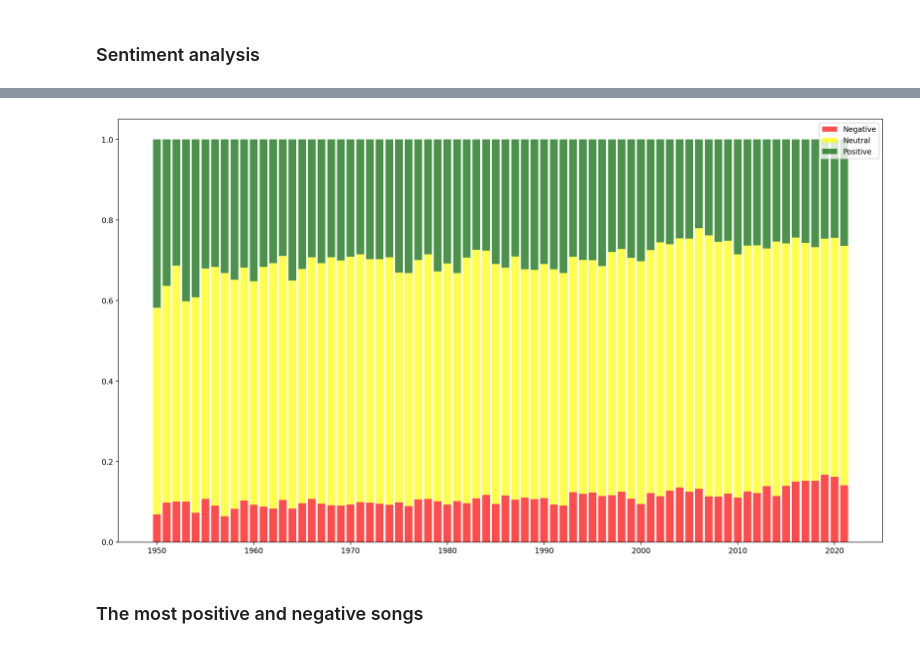
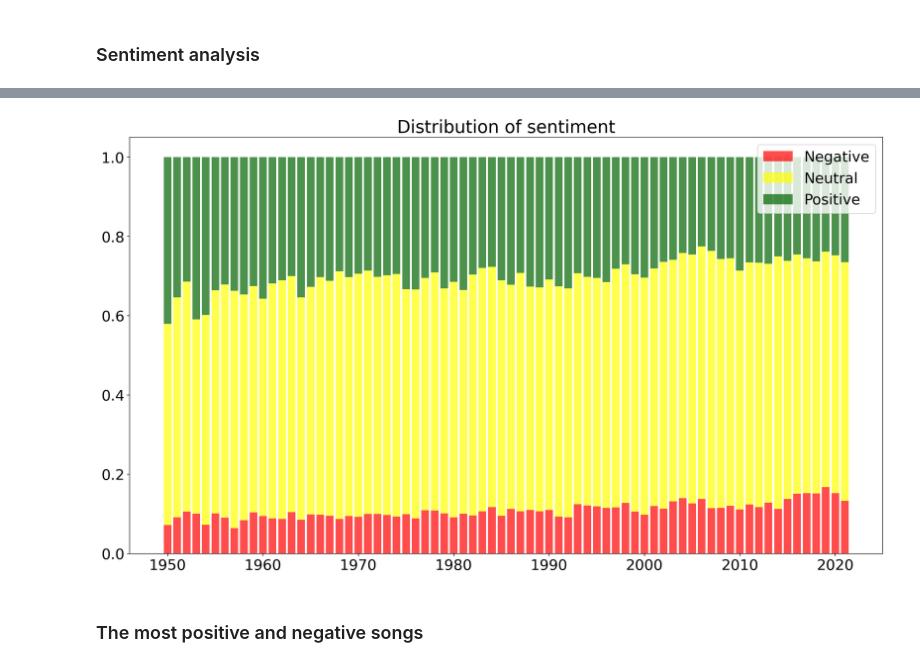
Before and after one commit to alsarna/lyrics_nlp, a Jupyter notebook: lyrics_analysis.ipynb, the cells around one changed output, grey strips where cells are left out. Saved outputs shown, nothing was run; the diff lists cells and outputs as text; code cells hidden in the pictures.

Commit message:
saving plots

```diff
--- a/lyrics_analysis.ipynb
+++ b/lyrics_analysis.ipynb
@@ -8,12 +8,13 @@ from ast import literal_eval
 from itertools import chain
 from collections import Counter
 import matplotlib.pyplot as plt
+plt.rcParams.update({'font.size': 20})
 import seaborn as sns
 from wordcloud import WordCloud, STOPWORDS
 import nltk
 from nltk import FreqDist
 from nltk.corpus import stopwords
-stop_words=set(nltk.corpus.stopwords.words('english'))
+stop_words = set(nltk.corpus.stopwords.words('english'))
 import sklearn
 from sklearn.feature_extraction.text import CountVectorizer
 from sklearn.feature_extraction.text import TfidfVectorizer
@@ -337,13 +343,16 @@ display(songs_by_year)
 72 rows × 9 columns
 # %%
-plt.figure(figsize=(18.5, 10.5), dpi=200)
+plt.figure(figsize = (18.5, 10.5), dpi=200)
 plt.bar(songs_by_year['Year'], songs_by_year['Negative'], color = 'red', label = 'Negative', alpha = 0.7)
 plt.bar(songs_by_year['Year'], songs_by_year['Neutral'], color = 'yellow', bottom = songs_by_year['Negative'].values, label = 'Neutral', alpha = 0.7)
 plt.bar(songs_by_year['Year'], songs_by_year['Positive'], color = 'darkgreen', bottom = list(np.add(songs_by_year['Negative'].values, songs_by_year['Neutral'].values)), label = "Positive", alpha = 0.7)
 plt.legend()
+plt.title('Distribution of sentiment')
+plt.savefig('wydzwiek.pdf')
 plt.show()
+plt.close()
 # %% [output]
-[figure, old version]
+[figure, new version]
 # %% [markdown]
 ### The most positive and negative songs
 # %%
```
Also changed, not shown: parts of 24 cells of this notebook.
